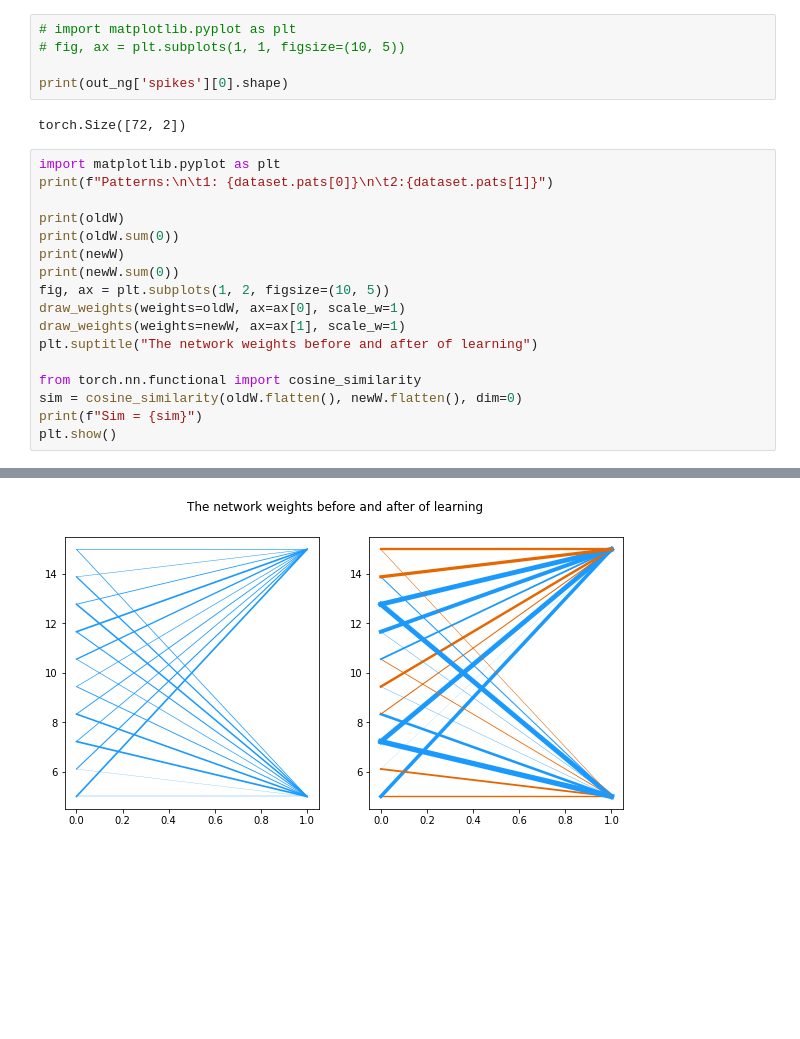
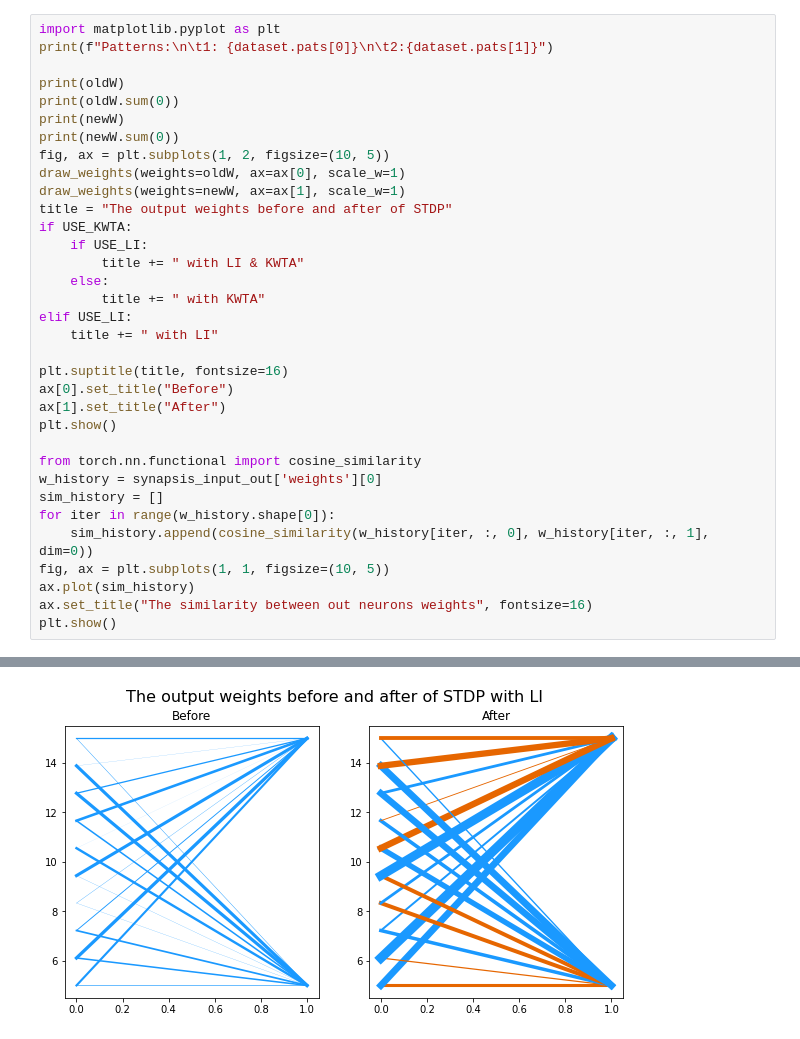
Before and after one commit to alia-asl/Intro2Conex, a Jupyter notebook: proj4.ipynb, the cells around one changed output, grey strips where cells are left out. Cells and saved outputs as stored; diff of their text form; blank space fills up the shorter version.

```diff
--- a/proj4.ipynb
+++ b/proj4.ipynb
@@ -109,10 +117,3 @@ input layer spikes: 4000
-# %%
-# import matplotlib.pyplot as plt
-# fig, ax = plt.subplots(1, 1, figsize=(10, 5))
-
-print(out_ng['spikes'][0].shape)
-# %% [output]
-torch.Size([72, 2])
 # %%
 import matplotlib.pyplot as plt
 print(f"Patterns:\n\t1: {dataset.pats[0]}\n\t2:{dataset.pats[1]}")
@@ -124,11 +125,28 @@ print(newW.sum(0))
 fig, ax = plt.subplots(1, 2, figsize=(10, 5))
 draw_weights(weights=oldW, ax=ax[0], scale_w=1)
 draw_weights(weights=newW, ax=ax[1], scale_w=1)
-plt.suptitle("The network weights before and after of learning")
+title = "The output weights before and after of STDP"
+if USE_KWTA:
+    if USE_LI:
+        title += " with LI & KWTA"
+    else:
+        title += " with KWTA"
+elif USE_LI:
+    title += " with LI"
+
+plt.suptitle(title, fontsize=16)
+ax[0].set_title("Before")
+ax[1].set_title("After")
+plt.show()
 
 from torch.nn.functional import cosine_similarity
-sim = cosine_similarity(oldW.flatten(), newW.flatten(), dim=0)
-print(f"Sim = {sim}")
+w_history = synapsis_input_out['weights'][0]
+sim_history = []
+for iter in range(w_history.shape[0]):
+    sim_history.append(cosine_similarity(w_history[iter, :, 0], w_history[iter, :, 1], dim=0))
+fig, ax = plt.subplots(1, 1, figsize=(10, 5))
+ax.plot(sim_history)
+ax.set_title("The similarity between out neurons weights", fontsize=16)
 plt.show()
 # %% [output]
 Patterns:
@@ -151 +169 @@ Sim = 0.6006448864936829
-[figure, old version]
+[figure, new version]
```
Also changed, not shown: parts of 4 cells of this notebook, 3 other files.
